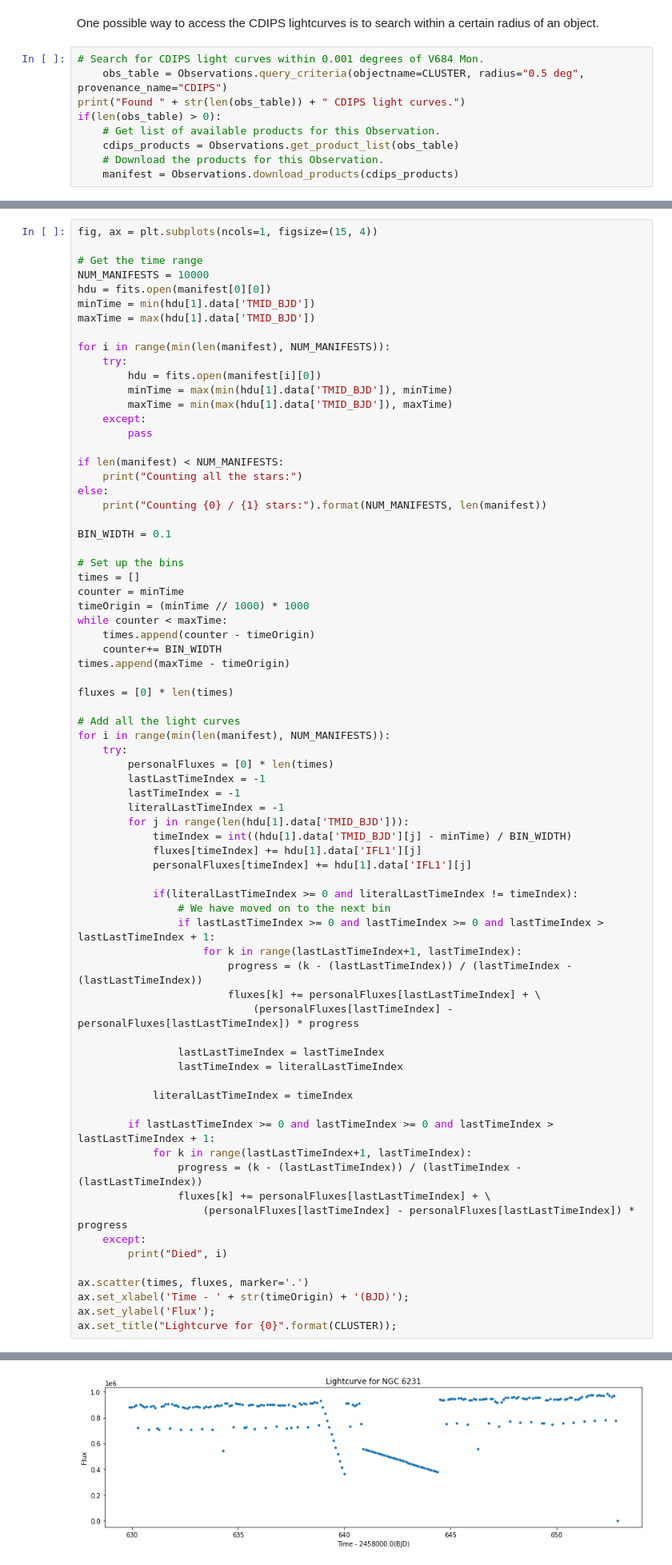
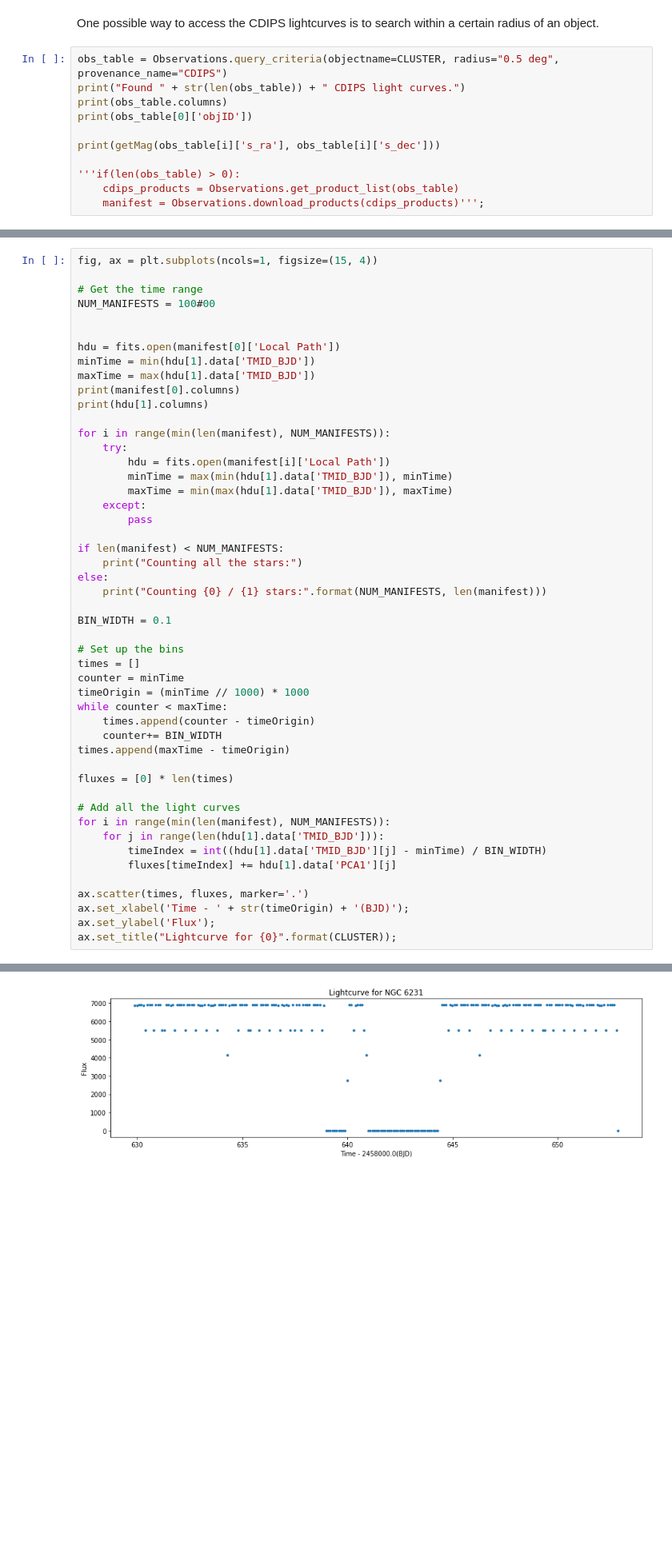
Before and after one commit to JackDinsmore/photometry-age-dating, a Jupyter notebook: astroquery-lightcurves/cdips-test.ipynb, the cells around one changed output, grey strips where cells are left out. Shown at 80% size. Cells and saved outputs as stored; diff of their text form; blank space fills up the shorter version.

Commit message:
more cdips

```diff
--- a/astroquery-lightcurves/cdips-test.ipynb
+++ b/astroquery-lightcurves/cdips-test.ipynb
@@ -32,12 +26,14 @@ ModuleNotFoundError: No module named 'keyring.util.escape'
 # %% [markdown]
 One possible way to access the CDIPS lightcurves is to search within a certain radius of an object.
 # %%
-# Search for CDIPS light curves within 0.001 degrees of V684 Mon.
-    obs_table = Observations.query_criteria(objectname=CLUSTER, radius="0.5 deg", provenance_name="CDIPS")
+obs_table = Observations.query_criteria(objectname=CLUSTER, radius="0.5 deg", provenance_name="CDIPS")
 print("Found " + str(len(obs_table)) + " CDIPS light curves.")
-if(len(obs_table) > 0):
-    # Get list of available products for this Observation.
+print(obs_table.columns)
+print(obs_table[0]['objID'])
+
+print(getMag(obs_table[i]['s_ra'], obs_table[i]['s_dec']))
+
+'''if(len(obs_table) > 0):
     cdips_products = Observations.get_product_list(obs_table)
-    # Download the products for this Observation.
-    manifest = Observations.download_products(cdips_products)
+    manifest = Observations.download_products(cdips_products)''';
 # %% [output]
@@ -80,14 +48,18 @@ INFO: Found cached file ./mastDownload/HLSP/hlsp_cdips_tess_ffi_gaiatwo000596955
 fig, ax = plt.subplots(ncols=1, figsize=(15, 4))
 
 # Get the time range
-NUM_MANIFESTS = 10000
-hdu = fits.open(manifest[0][0])
+NUM_MANIFESTS = 100#00
+
+
+hdu = fits.open(manifest[0]['Local Path'])
 minTime = min(hdu[1].data['TMID_BJD'])
 maxTime = max(hdu[1].data['TMID_BJD'])
+print(manifest[0].columns)
+print(hdu[1].columns)
 
 for i in range(min(len(manifest), NUM_MANIFESTS)):
     try:
-        hdu = fits.open(manifest[i][0])
+        hdu = fits.open(manifest[i]['Local Path'])
         minTime = max(min(hdu[1].data['TMID_BJD']), minTime)
         maxTime = min(max(hdu[1].data['TMID_BJD']), maxTime)
     except:
@@ -96,7 +68,7 @@ for i in range(min(len(manifest), NUM_MANIFESTS)):
 if len(manifest) < NUM_MANIFESTS:
     print("Counting all the stars:")
 else:
-    print("Counting {0} / {1} stars:").format(NUM_MANIFESTS, len(manifest))
+    print("Counting {0} / {1} stars:".format(NUM_MANIFESTS, len(manifest)))
 
 BIN_WIDTH = 0.1
 
@@ -113,36 +85,9 @@ fluxes = [0] * len(times)
 
 # Add all the light curves
 for i in range(min(len(manifest), NUM_MANIFESTS)):
-    try:
-        personalFluxes = [0] * len(times)
-        lastLastTimeIndex = -1
-        lastTimeIndex = -1
-        literalLastTimeIndex = -1
-        for j in range(len(hdu[1].data['TMID_BJD'])):
-            timeIndex = int((hdu[1].data['TMID_BJD'][j] - minTime) / BIN_WIDTH)
-            fluxes[timeIndex] += hdu[1].data['IFL1'][j]
-            personalFluxes[timeIndex] += hdu[1].data['IFL1'][j]
-
-            if(literalLastTimeIndex >= 0 and literalLastTimeIndex != timeIndex):
-                # We have moved on to the next bin
-                if lastLastTimeIndex >= 0 and lastTimeIndex >= 0 and lastTimeIndex > lastLastTimeIndex + 1:
-                    for k in range(lastLastTimeIndex+1, lastTimeIndex):
-                        progress = (k - (lastLastTimeIndex)) / (lastTimeIndex - (lastLastTimeIndex))
-                        fluxes[k] += personalFluxes[lastLastTimeIndex] + \
-                            (personalFluxes[lastTimeIndex] - personalFluxes[lastLastTimeIndex]) * progress
-
-                lastLastTimeIndex = lastTimeIndex
-                lastTimeIndex = literalLastTimeIndex
-
-            literalLastTimeIndex = timeIndex
-
-        if lastLastTimeIndex >= 0 and lastTimeIndex >= 0 and lastTimeIndex > lastLastTimeIndex + 1:
-            for k in range(lastLastTimeIndex+1, lastTimeIndex):
-                progress = (k - (lastLastTimeIndex)) / (lastTimeIndex - (lastLastTimeIndex))
-                fluxes[k] += personalFluxes[lastLastTimeIndex] + \
-                    (personalFluxes[lastTimeIndex] - personalFluxes[lastLastTimeIndex]) * progress
-    except:
-        print("Died", i)
+    for j in range(len(hdu[1].data['TMID_BJD'])):
+        timeIndex = int((hdu[1].data['TMID_BJD'][j] - minTime) / BIN_WIDTH)
+        fluxes[timeIndex] += hdu[1].data['PCA1'][j]
 
 ax.scatter(times, fluxes, marker='.')
 ax.set_xlabel('Time - ' + str(timeOrigin) + '(BJD)');
@@ -153,4 +114,4 @@ Counting all the stars:
-[figure, old version]
+[figure, new version]
 # %% [markdown]
 ## Search directly for stars.
 
```
Also changed, not shown: parts of 4 cells of this notebook.
